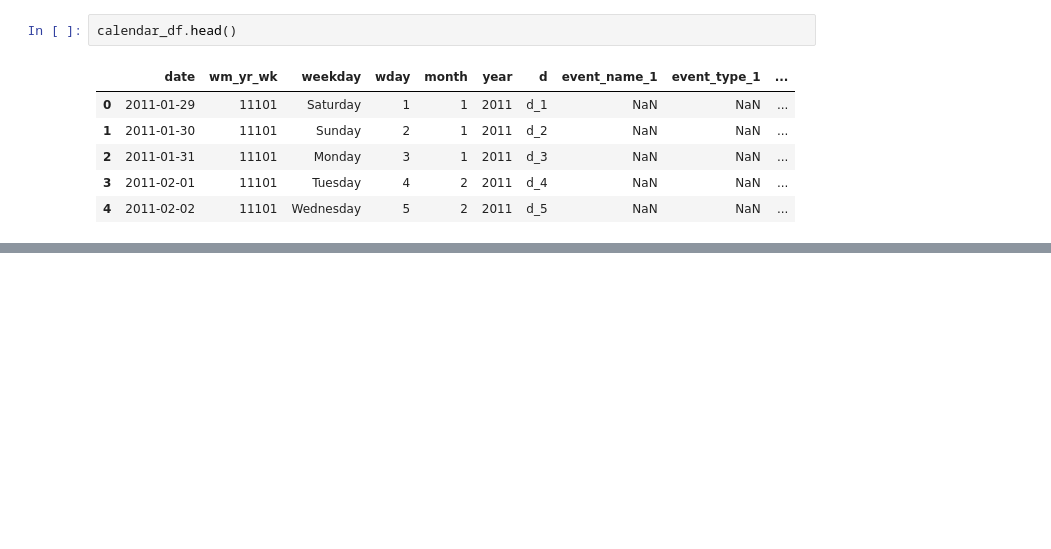
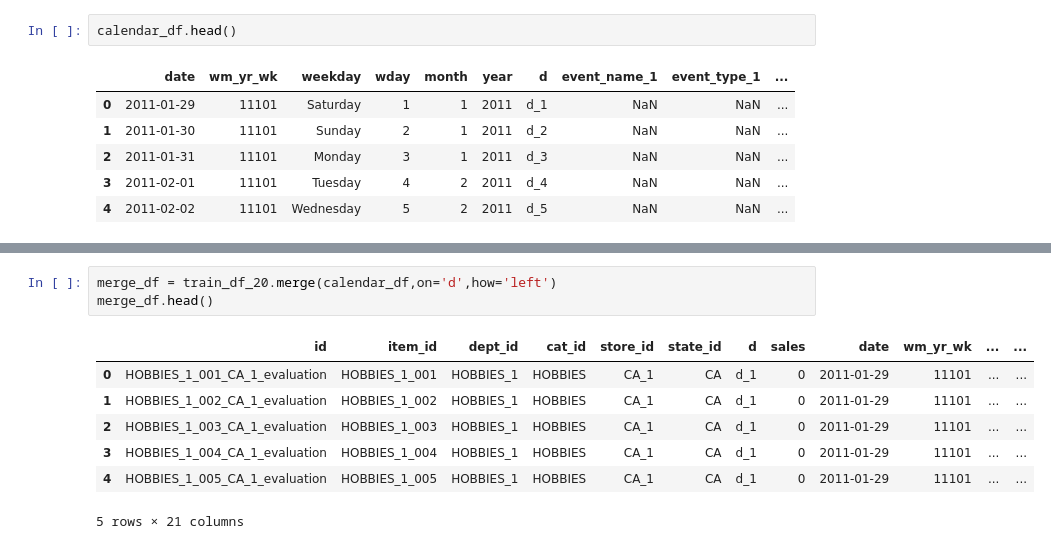
Before and after one commit to jonasge1992/walmart, a Jupyter notebook: walmart/preprocess_LL.ipynb, the cells around one changed output, grey strips where cells are left out. Cells and saved outputs as stored; diff of their text form; blank space fills up the shorter version.

```diff
--- a/walmart/preprocess_LL.ipynb
+++ b/walmart/preprocess_LL.ipynb
@@ -37,0 +63,11 @@ calendar_df.head()
+# %%
+merge_df = train_df_20.merge(calendar_df,on='d',how='left')
+merge_df.head()
+# %% [output]
+|  | id | item_id | dept_id | cat_id | store_id | state_id | d | sales | date | wm_yr_wk | ... | ... |
+| 0 | HOBBIES_1_001_CA_1_evaluation | HOBBIES_1_001 | HOBBIES_1 | HOBBIES | CA_1 | CA | d_1 | 0 | 2011-01-29 | 11101 | ... | ... |
+| 1 | HOBBIES_1_002_CA_1_evaluation | HOBBIES_1_002 | HOBBIES_1 | HOBBIES | CA_1 | CA | d_1 | 0 | 2011-01-29 | 11101 | ... | ... |
+| 2 | HOBBIES_1_003_CA_1_evaluation | HOBBIES_1_003 | HOBBIES_1 | HOBBIES | CA_1 | CA | d_1 | 0 | 2011-01-29 | 11101 | ... | ... |
+| 3 | HOBBIES_1_004_CA_1_evaluation | HOBBIES_1_004 | HOBBIES_1 | HOBBIES | CA_1 | CA | d_1 | 0 | 2011-01-29 | 11101 | ... | ... |
+| 4 | HOBBIES_1_005_CA_1_evaluation | HOBBIES_1_005 | HOBBIES_1 | HOBBIES | CA_1 | CA | d_1 | 0 | 2011-01-29 | 11101 | ... | ... |
+5 rows × 21 columns
```
Also changed, not shown: parts of 5 cells of this notebook.
